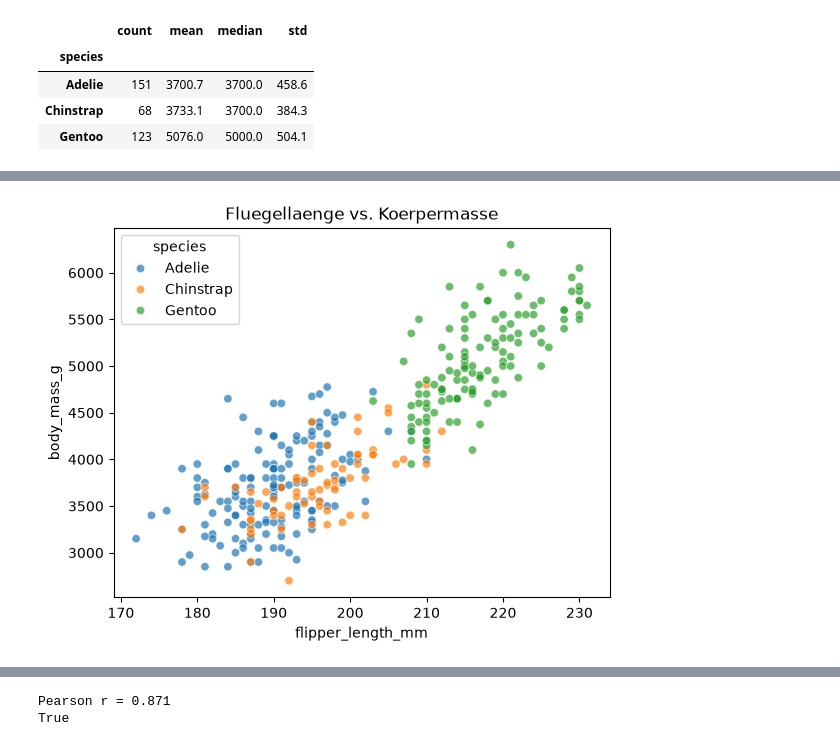
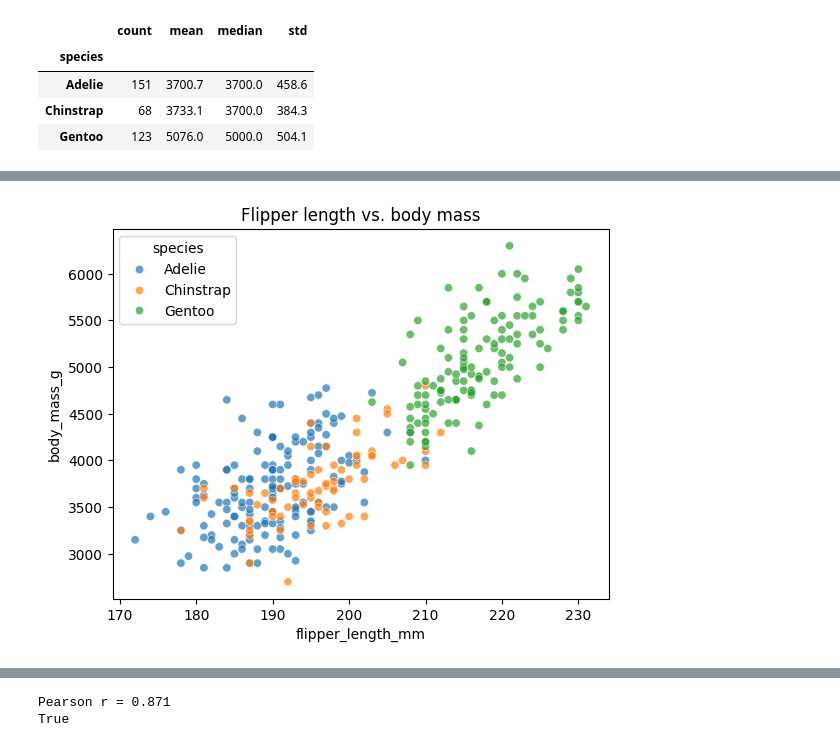
Before and after one commit to TimonLudwig1/Practice-Lab, a Jupyter notebook: xtAI_Learn-Repository/modules/02-data-science-1/projects/01-basic/solution/solution.ipynb, the cells around one changed output, grey strips where cells are left out. Drawn from its saved outputs; the diff is of its cells as text; code cells hidden in the pictures.

```diff
--- a/xtAI_Learn-Repository/modules/02-data-science-1/projects/01-basic/solution/solution.ipynb
+++ b/xtAI_Learn-Repository/modules/02-data-science-1/projects/01-basic/solution/solution.ipynb
@@ -125,9 +122,9 @@ Kein `for` ueber Zeilen — ganze Spalten auf einmal (Skript 1.5).
 # %%
-df["masse_kg"] = df["body_mass_g"] / 1000
-df["schnabel_verhaeltnis"] = df["bill_length_mm"] / df["bill_depth_mm"]
+df["mass_kg"] = df["body_mass_g"] / 1000
+df["bill_ratio"] = df["bill_length_mm"] / df["bill_depth_mm"]
 
-# Mini-Check:
-print(round(float(df["masse_kg"].max()), 2) == 6.3)
-df[["species", "masse_kg", "schnabel_verhaeltnis"]].head(3)
+# Mini check:
+print(round(float(df["mass_kg"].max()), 2) == 6.3)
+df[["species", "mass_kg", "bill_ratio"]].head(3)
 # %% [output]
 True
@@ -189,8 +186,8 @@ plt.show()
 # %%
-# Scatterplot: Zusammenhang zweier metrischer Variablen, gefaerbt nach Art
+# Scatter plot: relationship between two metric variables, coloured by species
 sns.scatterplot(data=df, x="flipper_length_mm", y="body_mass_g", hue="species", alpha=0.7)
-plt.title("Fluegellaenge vs. Koerpermasse")
+plt.title("Flipper length vs. body mass")
 plt.show()
-# Frage: Ist der Zusammenhang positiv? Bilden die Arten getrennte Wolken?
+# Question: is the relationship positive? Do the species form separate clouds?
 # %% [output]
-[figure, old version]
+[figure, new version]
```
Also changed, not shown: parts of 31 cells of this notebook, 2 other files.
